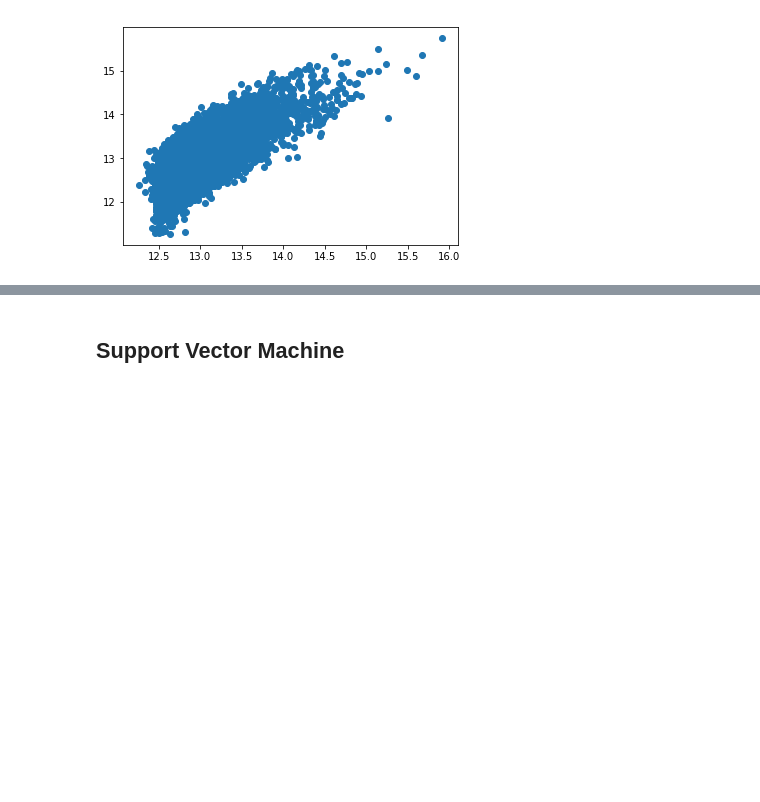
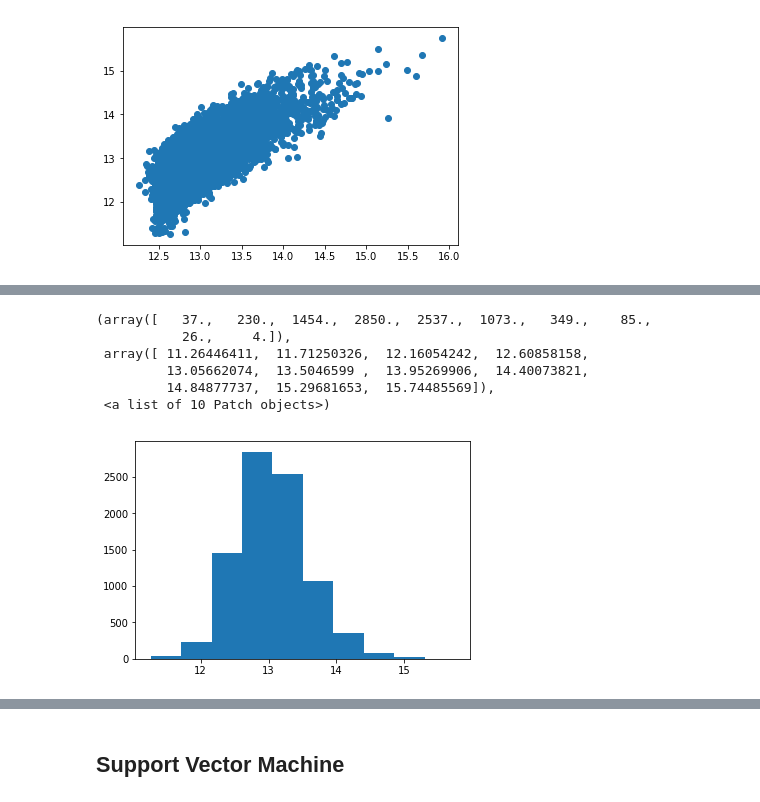
Before and after one commit to a-azad/Housing.Market, a Jupyter notebook: Data_Exploration.ipynb, the cells around one changed output, grey strips where cells are left out. Drawn from its saved outputs; the diff is of its cells as text; code cells hidden in the pictures; blank space fills up the shorter version.

```diff
--- a/Data_Exploration.ipynb
+++ b/Data_Exploration.ipynb
@@ -222,0 +223,10 @@ Variance score: 0.55
+# %%
+plt.hist(y_test)
+# %% [output]
+(array([   37.,   230.,  1454.,  2850.,  2537.,  1073.,   349.,    85.,
+           26.,     4.]),
+ array([ 11.26446411,  11.71250326,  12.16054242,  12.60858158,
+         13.05662074,  13.5046599 ,  13.95269906,  14.40073821,
+         14.84877737,  15.29681653,  15.74485569]),
+ <a list of 10 Patch objects>)
+[figure, added]
```
Also changed, not shown: parts of 5 cells of this notebook, 1 other file.
